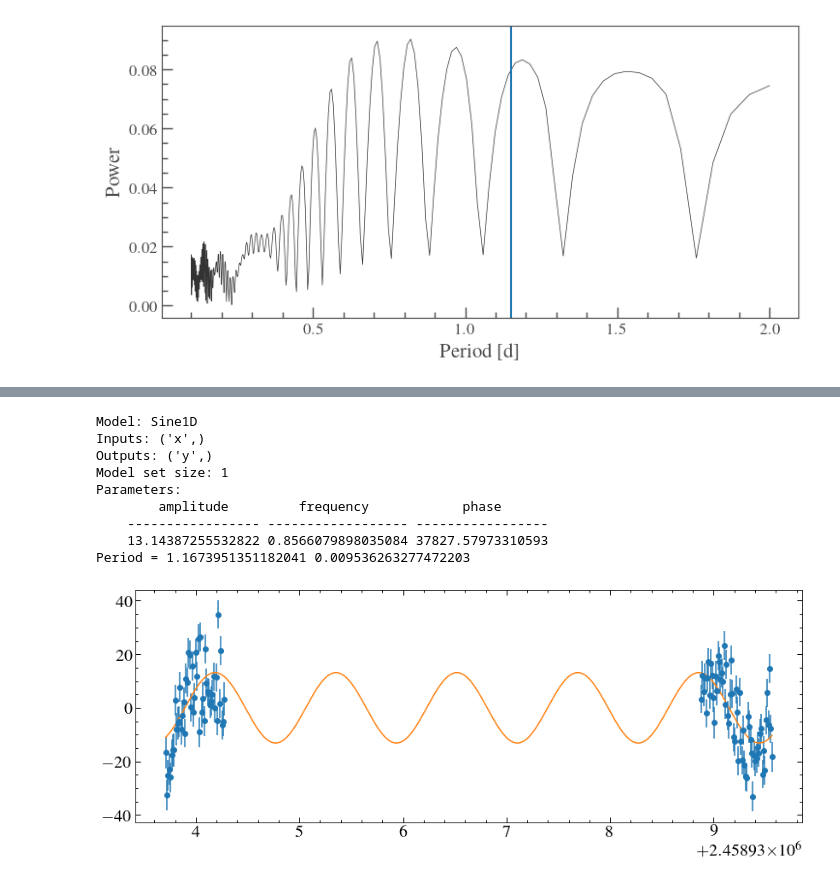
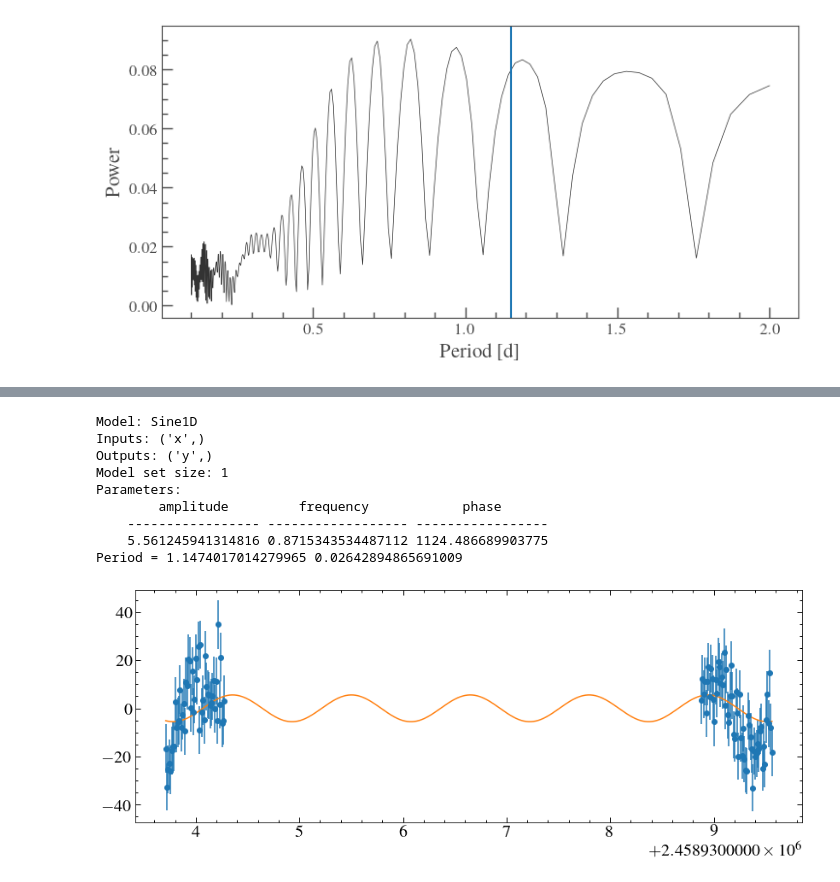
Before and after one commit to davidjwilson/gd394_chandra, a Jupyter notebook: tgcat_lc.ipynb, the cells around one changed output, grey strips where cells are left out. Drawn from its saved outputs; the diff is of its cells as text; code cells hidden in the pictures.

```diff
--- a/tgcat_lc.ipynb
+++ b/tgcat_lc.ipynb
@@ -26,7 +26,8 @@ rcParams["font.size"] = 20
 # %% [markdown]
 Looking at the tgcat data for GD394
 # %%
-path = '/media/david/1tb_storage1/emergency_data/gd394/chandra/tgcat/'
+# path = '/media/david/1tb_storage1/emergency_data/gd394/chandra/tgcat/'
+path = '/media/david/2tb_ext_hd/hddata/gd394/chandra/tgcat/'
 obs = glob.glob('{}obs*'.format(path))
 obs
 # %% [output]
@@ -129,10 +130,10 @@ for ob in obs:
     mjdref = fits.getheader('{}/lc'.format(ob), 1)['MJDREF']
 #     print(lc['AREA'])
 #     print(bg['AREA'])
-    t, c, ce, bgc, bgce = lc['TIME']*u.s, lc['COUNT_RATE'], lc['COUNT_RATE_ERR'], bg['COUNT_RATE']/bgscale, bg['COUNT_RATE_ERR']
-    t = (t.to(u.d).value + mjdref+ 2400000.5)*u.cds.JD
+    t, c, ce, bgc, bgce = lc['TIME']*u.s, lc['COUNT_RATE'], lc['COUNT_RATE_ERR'], bg['COUNT_RATE']/bgscale, bg['COUNT_RATE_ERR']//bgscale
+    t = (t.to(u.d).value + mjdref+ 2400000.5)*u.d
     nc = c-bgc
-    ne = (ce**2+bgce**2)
+    ne = (ce**2+bgce**2)**0.5
     plt.errorbar(t[1:-1].value, nc[1:-1], yerr=ne[1:-1], marker='o', ls='none')
     times = np.concatenate((times, t[1:-1]))
     counts = np.concatenate((counts, nc[1:-1]))
@@ -251,23 +293,23 @@ findfont: Font family ['serif'] not found. Falling back to DejaVu Sans.
 # %%
 fitter = fitting.LevMarLSQFitter()
-sin_mod =  models.Sine1D(amplitude=25, frequency=1/period.value, phase=0.1)
+sin_mod =  models.Sine1D(amplitude=25, frequency=1/period.value, phase=0.)
 sin_fit = fitter(sin_mod, lcn.time.value, lcn.flux.value, weights = 1/lcn.flux_err.value, maxiter=10000)
 sin_fit_e = np.sqrt(np.diag(fitter.fit_info['param_cov']))
 
 timefit = np.linspace(lcn.time[0].value, lcn.time[-1].value, 1000)
 plt.errorbar(lcn.time.value, lcn.flux, yerr=lcn.flux_err, marker='o', ls='none')
 plt.plot(timefit, sin_fit(timefit))
 print(sin_fit)
 print('Period =', 1/sin_fit.frequency.value, sin_fit_e[1]/(sin_fit.frequency.value**2))
 # %% [output]
 Model: Sine1D
 Inputs: ('x',)
 Outputs: ('y',)
 Model set size: 1
 Parameters:
         amplitude         frequency            phase
     ----------------- ------------------ -----------------
-    13.14387255532822 0.8566079898035084 37827.57973310593
-Period = 1.1673951351182041 0.009536263277472203
+    5.561245941314816 0.8715343534487112 1124.486689903775
+Period = 1.1474017014279965 0.02642894865691009
-[figure, old version]
+[figure, new version]
 # %%
```
Also changed, not shown: parts of 45 cells of this notebook, 8 other files.
